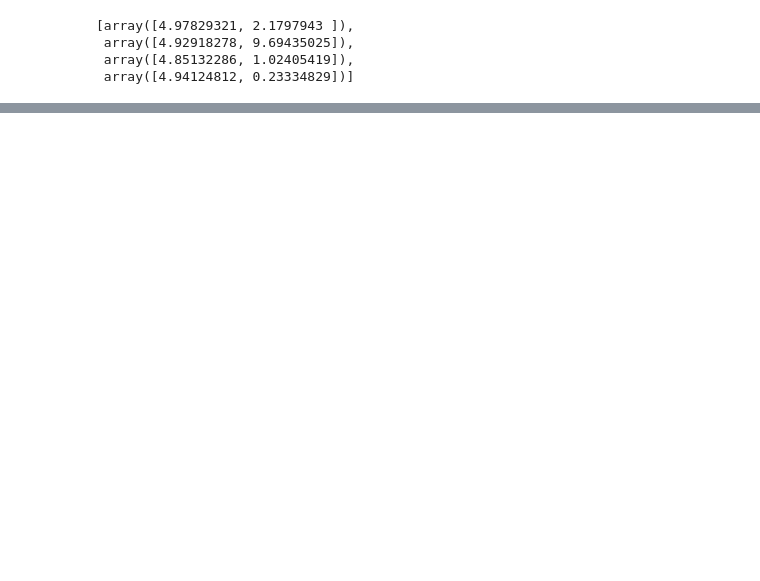
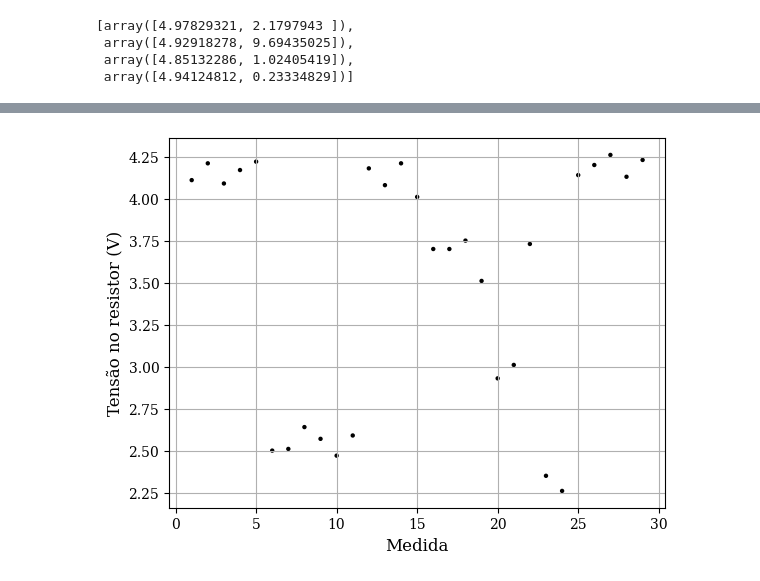
Before and after one commit to manels15/analise-de-dados, a Jupyter notebook: Untitled.ipynb, the cells around one changed output, grey strips where cells are left out. Cells and saved outputs as stored; diff of their text form; code cells hidden in the pictures; blank space fills up the shorter version.

```diff
--- a/Untitled.ipynb
+++ b/Untitled.ipynb
@@ -85,0 +118,7 @@ Desvio 4 = 9.78 %
+# %%
+plt.scatter(medida, tensao,s=10, c='black', marker='o', edgecolors='none')
+plt.xlabel("Medida")
+plt.ylabel("Tensão no resistor (V)")
+plt.grid(True)
+# %% [output]
+[figure, added]
```
Also changed, not shown: parts of 12 cells of this notebook, 7 other files.
